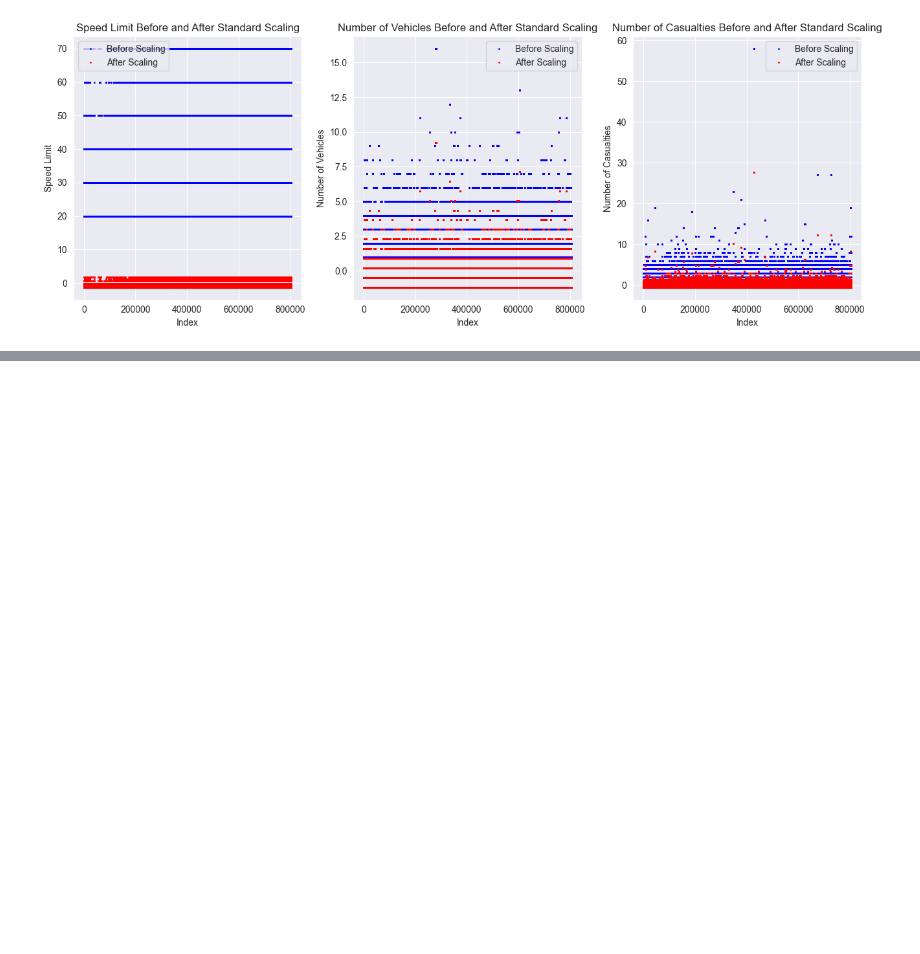
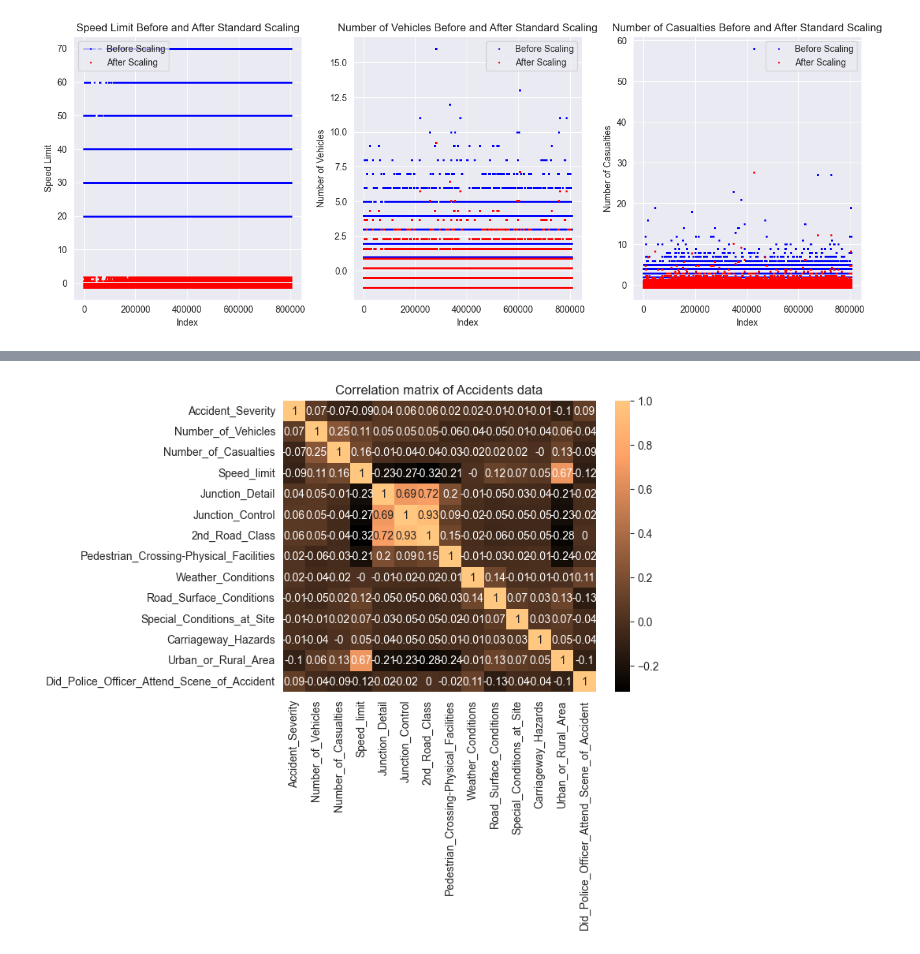
Before and after one commit to 3ldad/MOW2_Proj1, a Jupyter notebook: Analizy.ipynb, the cells around one changed output, grey strips where cells are left out. Saved outputs shown, nothing was run; the diff lists cells and outputs as text; code cells hidden in the pictures; blank space fills up the shorter version.

```diff
--- a/Analizy.ipynb
+++ b/Analizy.ipynb
@@ -566,0 +604,8 @@ plt.show()
+# %%
+Acc_float = Accidents.drop(['Accident_Index', 'Location_Easting_OSGR', 'Location_Northing_OSGR', 'Longitude', 'Latitude', 'Local_Authority_(District)', 'Police_Force', 'Date', 'Time', 'Local_Authority_(Highway)', 'LSOA_of_Accident_Location','1st_Road_Number', '2nd_Road_Number', '1st_Road_Class', 'Day_of_Week', 'Road_Type', 'Pedestrian_Crossing-Human_Control', 'Light_Conditions'], axis=1)
+Accident_corr = Acc_float.corr().round(2)
+sns.heatmap(Accident_corr, annot=True, cmap='copper')
+plt.title('Correlation matrix of Accidents data')
+plt.show()
+# %% [output]
+[figure, added]
```
Also changed, not shown: parts of 12 cells of this notebook, 1 other file.
